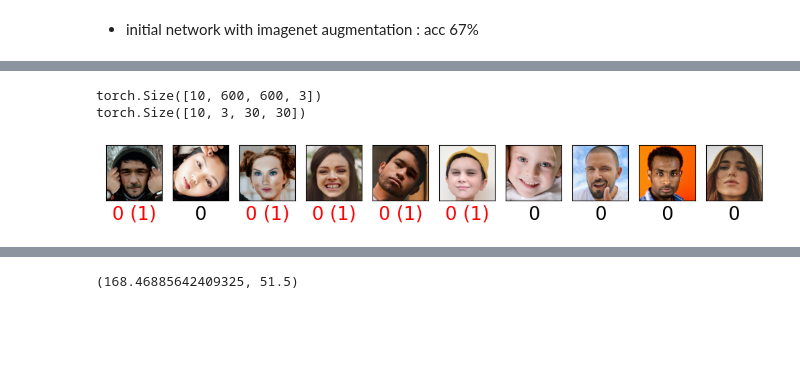
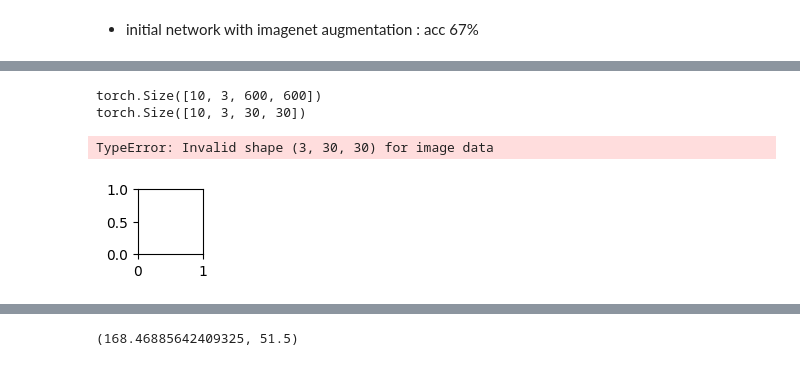
Before and after one commit to MNIKIEMA/Real-and-Fake-Face-Detection, a Jupyter notebook: real-and-fake-face.ipynb, the cells around one changed output, grey strips where cells are left out. Saved outputs shown, nothing was run; the diff lists cells and outputs as text; code cells hidden in the pictures; blank space fills up the shorter version.

```diff
--- a/real-and-fake-face.ipynb
+++ b/real-and-fake-face.ipynb
@@ -167,6 +167,6 @@ tmp_loader = DataLoader(dataset= imagnet_data,batch_size=10, shuffle=True,
                                drop_last=True)
 # %%
-x = next(iter(tmp_loader))
+x = next(iter(train_data_loader))
 # %%
 transform = T.Compose([
 T.Resize((30, 30))
@@ -175,12 +175,12 @@ transform(x).shape
 # %% [output]
 torch.Size([3, 30, 30])
 # %%
-def build_model(pretrained=True, fine_tune=True, num_classes=1):
-    if pretrained:
+def build_model(weights=True, fine_tune=True, num_classes=1):
+    if weights:
         print('[INFO]: Loading pre-trained weights')
     else:
         print('[INFO]: Not loading pre-trained weights')
-    model = models.efficientnet_b0(pretrained=pretrained)
+    model = models.efficientnet_b0(weights="EfficientNet_B0_Weights.DEFAULT")
     if fine_tune:
         print('[INFO]: Fine-tuning all layers...')
         for params in model.parameters():
@@ -193,7 +193,7 @@ def build_model(pretrained=True, fine_tune=True, num_classes=1):
     model.classifier[1] = nn.Linear(in_features=1280, out_features=num_classes)
     return model
 # %%
-model = build_model(pretrained=True, fine_tune=True, num_classes=1)
+model = build_model(weights=True, fine_tune=True, num_classes=1)
 def init_weights(m):
     if isinstance(m, nn.Linear):
         torch.nn.init.xavier_uniform_(m.weight.data)
@@ -358,8 +358,8 @@ def eval_cnn_classifier(model, eval_dataloader,loss_fn):
 - initial network with imagenet augmentation : acc 67%
 # %%
 model = model.to(device)
-num_epochs = 20
-learning_rate = 0.0001
+num_epochs = 10
+learning_rate = 0.00001
 loss_fn = nn.BCEWithLogitsLoss()
 model_cnn, history= training_cnn_classifier(model, train_data_loader,valid_data_loader, num_epochs,
                             loss_fn, learning_rate, verbose=True)
@@ -394,19 +384,20 @@ KeyboardInterrupt:
 # %%
 sigmoid = nn.Sigmoid()
 x_test, y_test,_ = next(iter(test_data_loader))
 print(x_test.shape)
 transform_ = T.Resize(size = [30,30])
-x_t = transform_(x_test.permute(0,3,1,2))
+x_t = transform_(x_test)
 print(x_t.shape)
 y_pred = model_cnn(x_t)
 y_test = y_test.numpy().astype(int)
 y_pred = torch.round(sigmoid(y_pred)).squeeze(1).detach().numpy().astype(int)
 x_test = x_test.squeeze().numpy()
-plot_images(x_test/255, y_test, range(0,10), columns=12, x_size=1, y_size=1, y_pred=y_pred)
+plot_images(x_t, y_test, range(0,10), columns=12, x_size=1, y_size=1, y_pred=y_pred)
 # %% [output]
-torch.Size([10, 600, 600, 3])
+torch.Size([10, 3, 600, 600])
 torch.Size([10, 3, 30, 30])
+TypeError: Invalid shape (3, 30, 30) for image data
-[figure, old version]
+[figure, new version]
 # %%
 plot_history(history)
 # %% [output]
```
Also changed, not shown: parts of 6 cells of this notebook.
